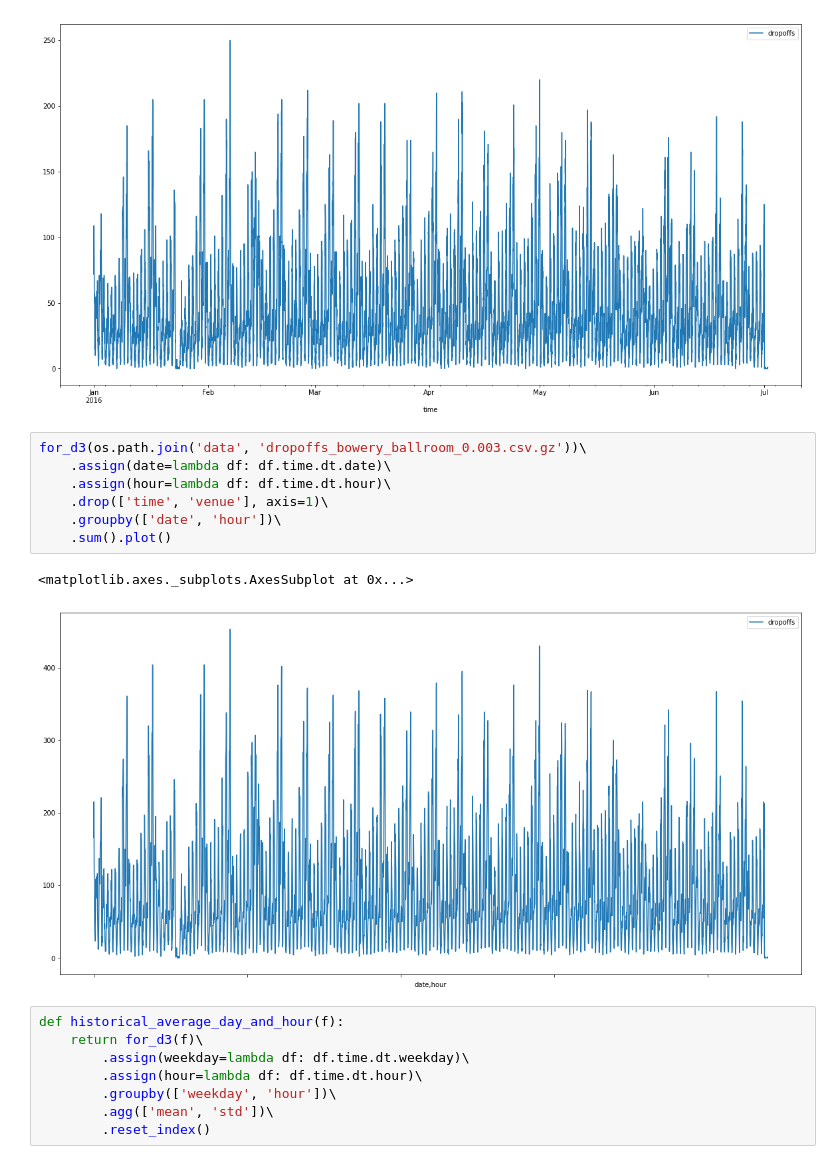
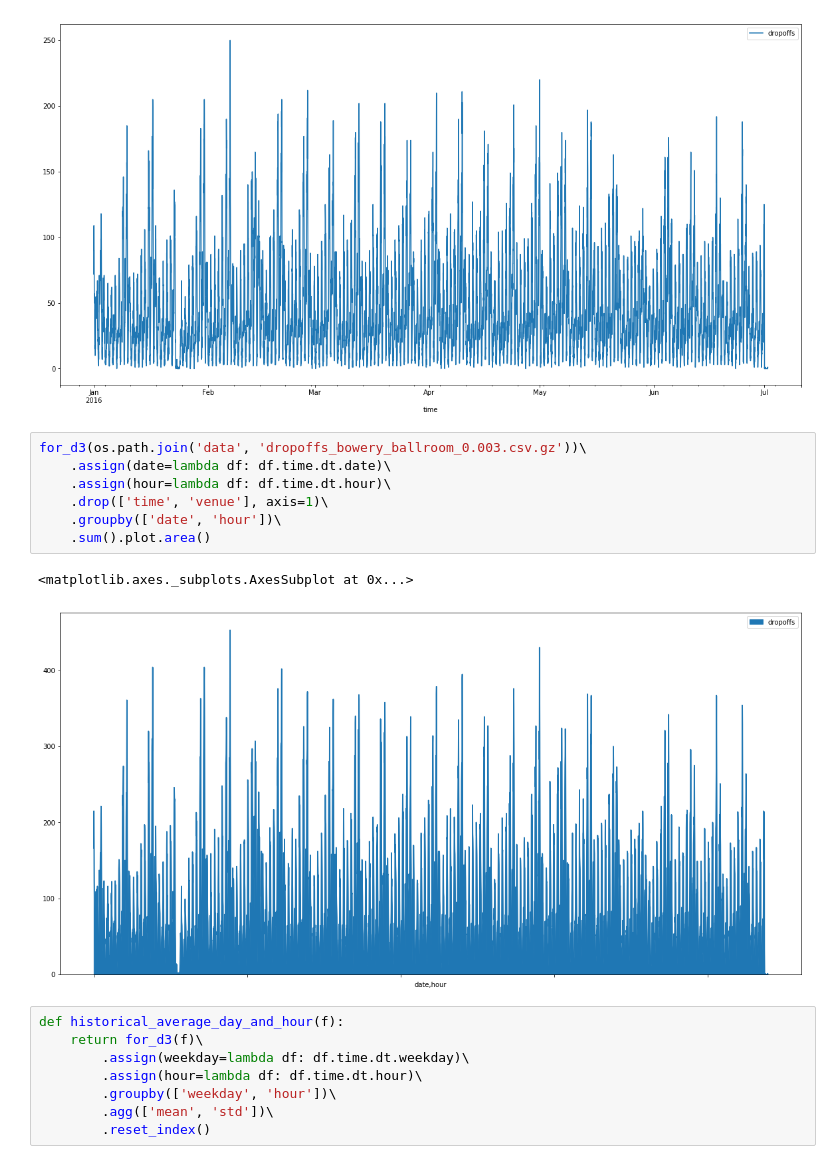
Before and after one commit to inon-peled/dtu_visualization_d3_course, a Jupyter notebook: project/py/prepare_dropoffs_data_for_d3.ipynb, the cells around one changed output. Saved outputs shown, nothing was run; the diff lists cells and outputs as text.

```diff
--- a/project/py/prepare_dropoffs_data_for_d3.ipynb
+++ b/project/py/prepare_dropoffs_data_for_d3.ipynb
@@ -156,13 +156,13 @@ d_for_plot.plot()
 # %%
 for_d3(os.path.join('data', 'dropoffs_bowery_ballroom_0.003.csv.gz'))\
     .assign(date=lambda df: df.time.dt.date)\
     .assign(hour=lambda df: df.time.dt.hour)\
     .drop(['time', 'venue'], axis=1)\
     .groupby(['date', 'hour'])\
-    .sum().plot()
+    .sum().plot.area()
 # %% [output]
 <matplotlib.axes._subplots.AxesSubplot at 0x...>
-[figure, old version]
+[figure, new version]
 # %%
 def historical_average_day_and_hour(f):
     return for_d3(f)\
```
Also changed, not shown: 1 other file.
